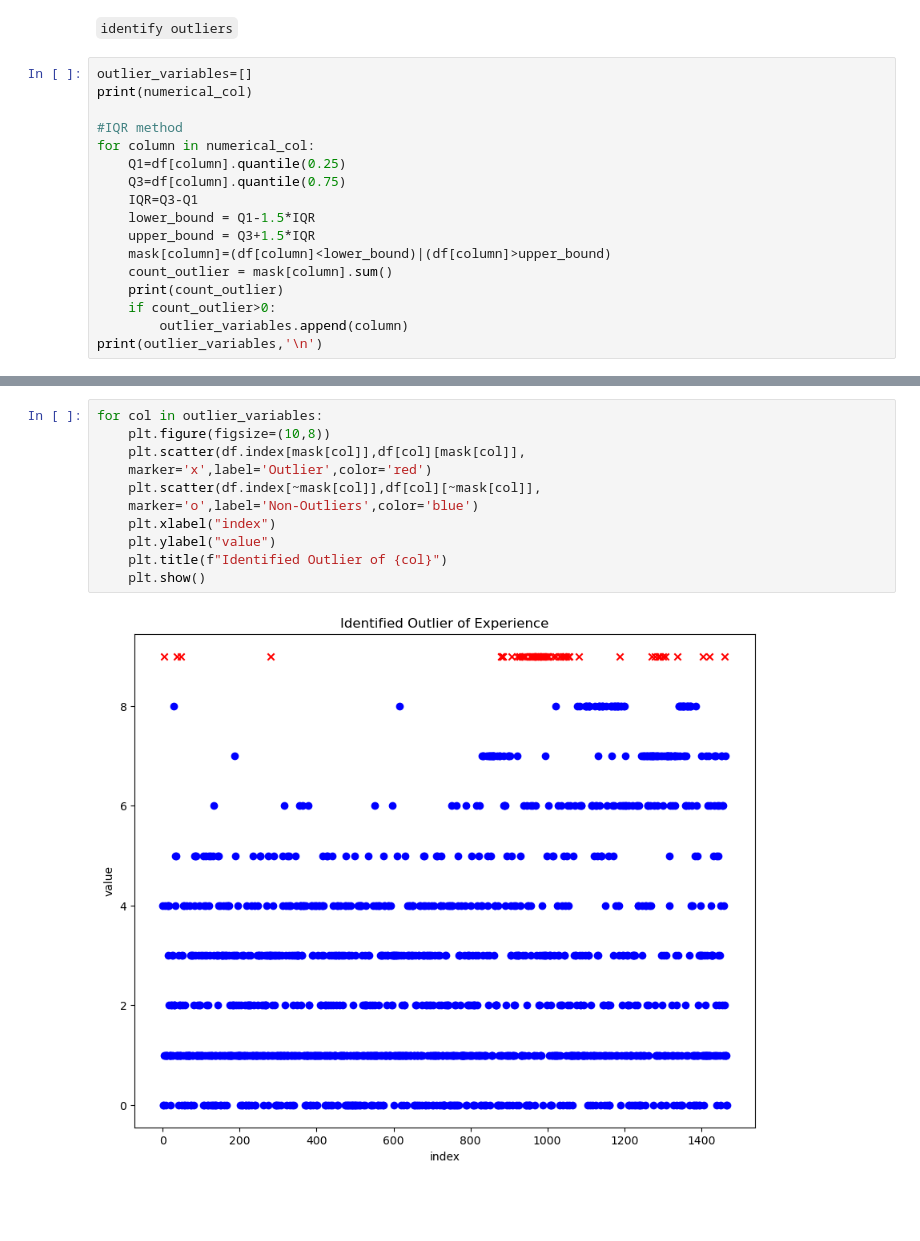
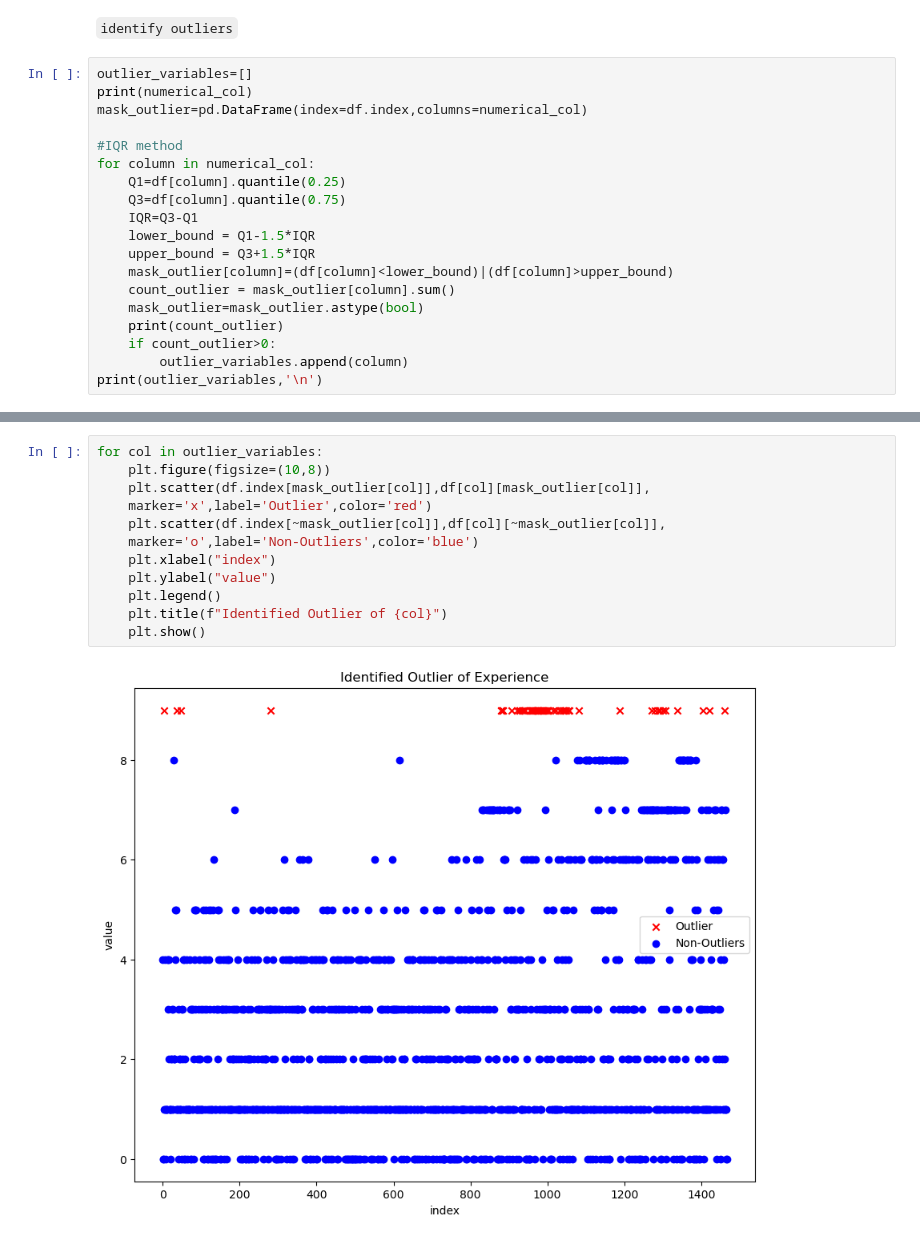
Before and after one commit to platthu123-create/Employee-Performance-Analysis, a Jupyter notebook: Main_module.ipynb, the cells around one changed output, grey strips where cells are left out. Drawn from its saved outputs; the diff is of its cells as text; blank space fills up the shorter version.

```diff
--- a/Main_module.ipynb
+++ b/Main_module.ipynb
@@ -163,6 +163,7 @@ print(skew_df)
 # %%
 outlier_variables=[]
 print(numerical_col)
+mask_outlier=pd.DataFrame(index=df.index,columns=numerical_col)
 
 #IQR method
 for column in numerical_col:
@@ -171,8 +172,9 @@ for column in numerical_col:
     IQR=Q3-Q1
     lower_bound = Q1-1.5*IQR
     upper_bound = Q3+1.5*IQR
-    mask[column]=(df[column]<lower_bound)|(df[column]>upper_bound)
-    count_outlier = mask[column].sum()
+    mask_outlier[column]=(df[column]<lower_bound)|(df[column]>upper_bound)
+    count_outlier = mask_outlier[column].sum()
+    mask_outlier=mask_outlier.astype(bool)
     print(count_outlier)
     if count_outlier>0:
         outlier_variables.append(column)
@@ -190,13 +194,14 @@ Index([  48,  281,  616,  829,  833,  834,  843,  846,  848,  851,
 # %%
 for col in outlier_variables:
     plt.figure(figsize=(10,8))
-    plt.scatter(df.index[mask[col]],df[col][mask[col]],
+    plt.scatter(df.index[mask_outlier[col]],df[col][mask_outlier[col]],
     marker='x',label='Outlier',color='red')
-    plt.scatter(df.index[~mask[col]],df[col][~mask[col]],
+    plt.scatter(df.index[~mask_outlier[col]],df[col][~mask_outlier[col]],
     marker='o',label='Non-Outliers',color='blue')
     plt.xlabel("index")
     plt.ylabel("value")
+    plt.legend()
     plt.title(f"Identified Outlier of {col}")
     plt.show()
 # %% [output]
-[figure, old version]
+[figure, new version]
```
Also changed, not shown: parts of 4 cells of this notebook.
